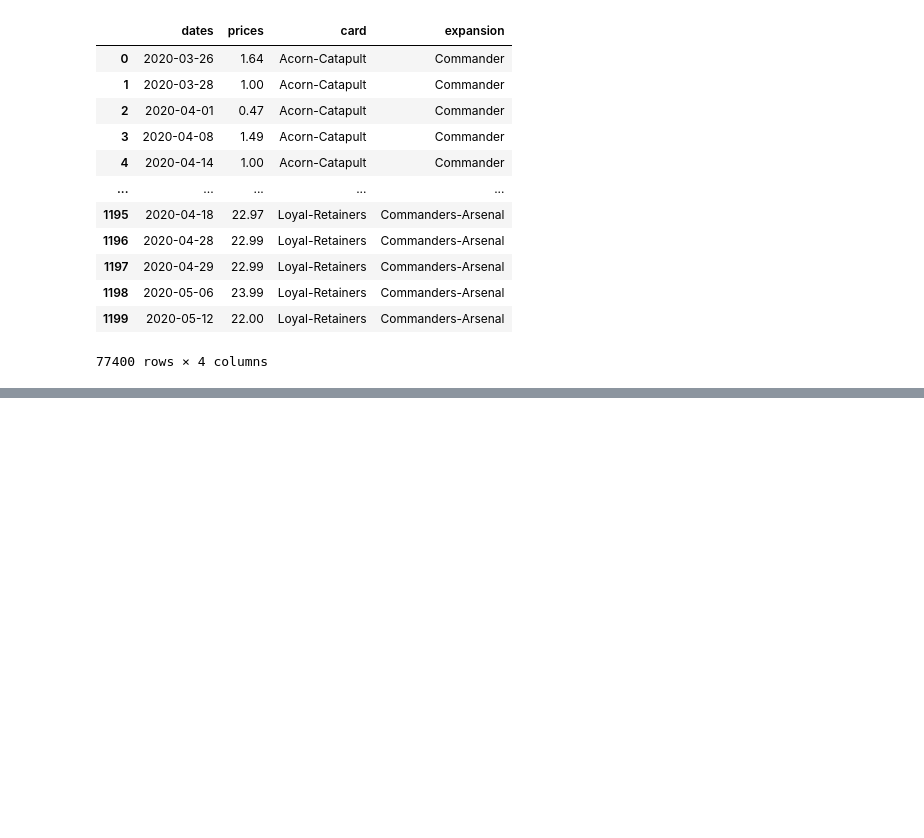
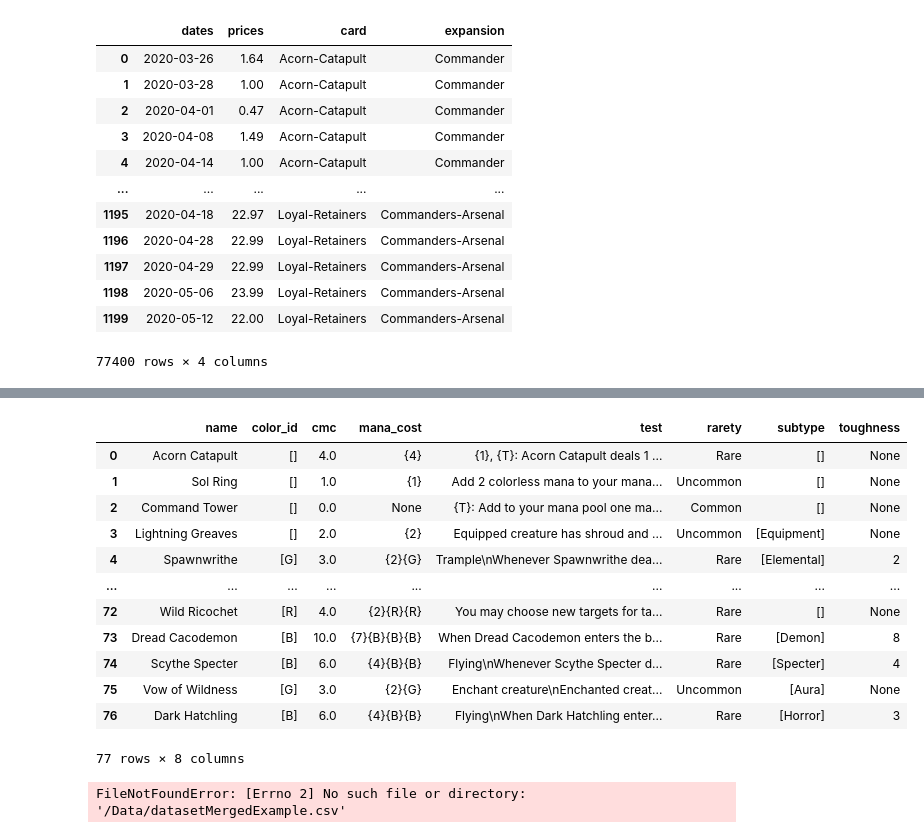
Before and after one commit to gmanderscheid/Magic-the-gathering, a Jupyter notebook: Data_investigation.ipynb, the cells around one changed output, grey strips where cells are left out. Saved outputs shown, nothing was run; the diff lists cells and outputs as text; code cells hidden in the pictures; blank space fills up the shorter version.

Commit message:
Adding example of future typed dataset

```diff
--- a/Data_investigation.ipynb
+++ b/Data_investigation.ipynb
@@ -58,0 +62,32 @@ card_obj_vals100 = [Card.where(name=name).all() for name in card_names[:100]]
+# %%
+objs = []
+for i in card_obj_vals100:
+    if i != []:
+        objs.append(i[0])
+# %%
+to_df = []
+
+for i in objs:
+    to_df.append([i.name, i.color_identity, i.cmc, i.mana_cost, i.original_text, i.rarity, i.subtypes, i.toughness])
+# %%
+tmp = pd.DataFrame(to_df, columns=['name', 'color_id', 'cmc', 'mana_cost', 'test', 'rarety', 'subtype', 'toughness'])
+# %%
+tmp
+# %% [output]
+|  | name | color_id | cmc | mana_cost | test | rarety | subtype | toughness |
+| 0 | Acorn Catapult | [] | 4.0 | {4} | {1}, {T}: Acorn Catapult deals 1 ... | Rare | [] | None |
+| 1 | Sol Ring | [] | 1.0 | {1} | Add 2 colorless mana to your mana... | Uncommon | [] | None |
+| 2 | Command Tower | [] | 0.0 | None | {T}: Add to your mana pool one ma... | Common | [] | None |
+| 3 | Lightning Greaves | [] | 2.0 | {2} | Equipped creature has shroud and ... | Uncommon | [Equipment] | None |
+| 4 | Spawnwrithe | [G] | 3.0 | {2}{G} | Trample\nWhenever Spawnwrithe dea... | Rare | [Elemental] | 2 |
+| ... | ... | ... | ... | ... | ... | ... | ... | ... |
+| 72 | Wild Ricochet | [R] | 4.0 | {2}{R}{R} | You may choose new targets for ta... | Rare | [] | None |
+| 73 | Dread Cacodemon | [B] | 10.0 | {7}{B}{B}{B} | When Dread Cacodemon enters the b... | Rare | [Demon] | 8 |
+| 74 | Scythe Specter | [B] | 6.0 | {4}{B}{B} | Flying\nWhenever Scythe Specter d... | Rare | [Specter] | 4 |
+| 75 | Vow of Wildness | [G] | 3.0 | {2}{G} | Enchant creature\nEnchanted creat... | Uncommon | [Aura] | None |
+| 76 | Dark Hatchling | [B] | 6.0 | {4}{B}{B} | Flying\nWhen Dark Hatchling enter... | Rare | [Horror] | 3 |
+77 rows × 8 columns
+# %%
+tmp.to_csv('/Data/datasetMergedExample.csv')
+# %% [output]
+FileNotFoundError: [Errno 2] No such file or directory: '/Data/datasetMergedExample.csv'
```
Also changed, not shown: parts of 1 cell of this notebook, 1 other file.
